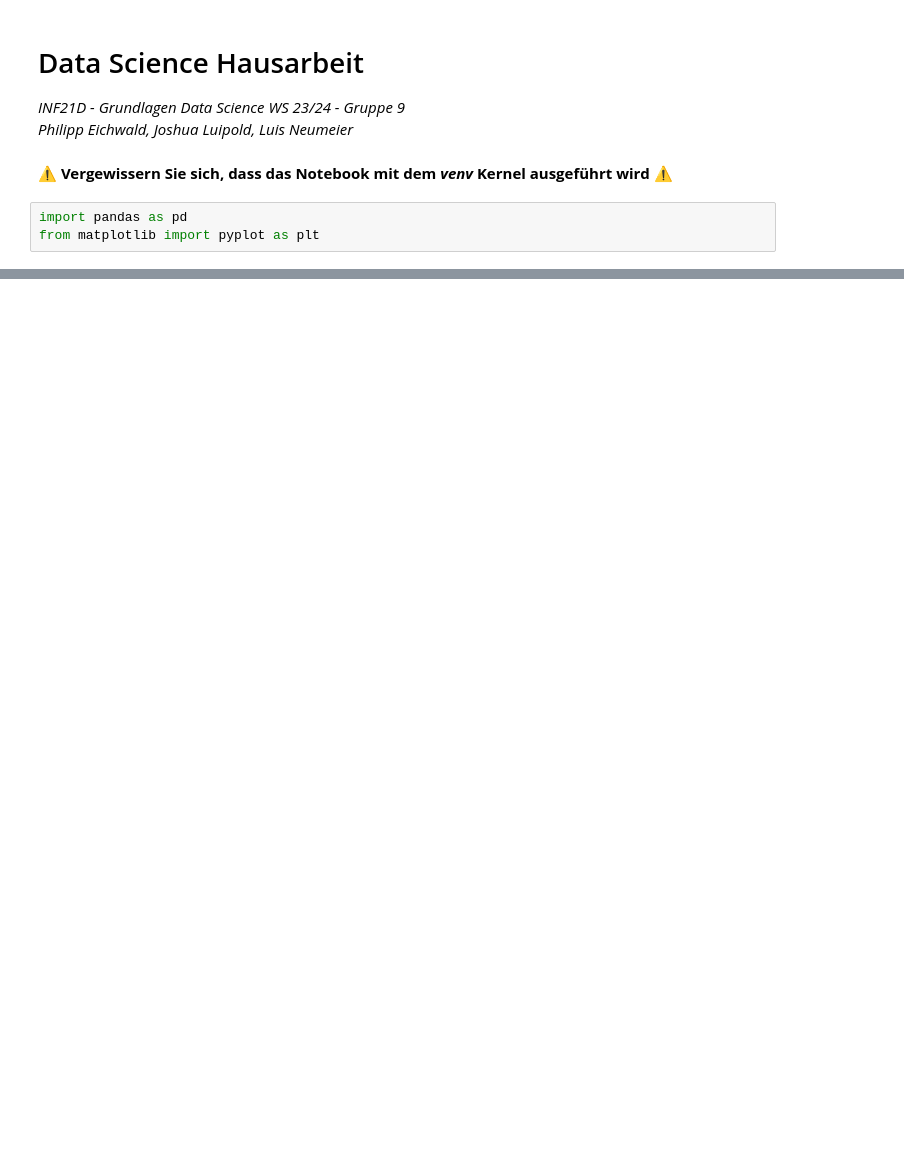
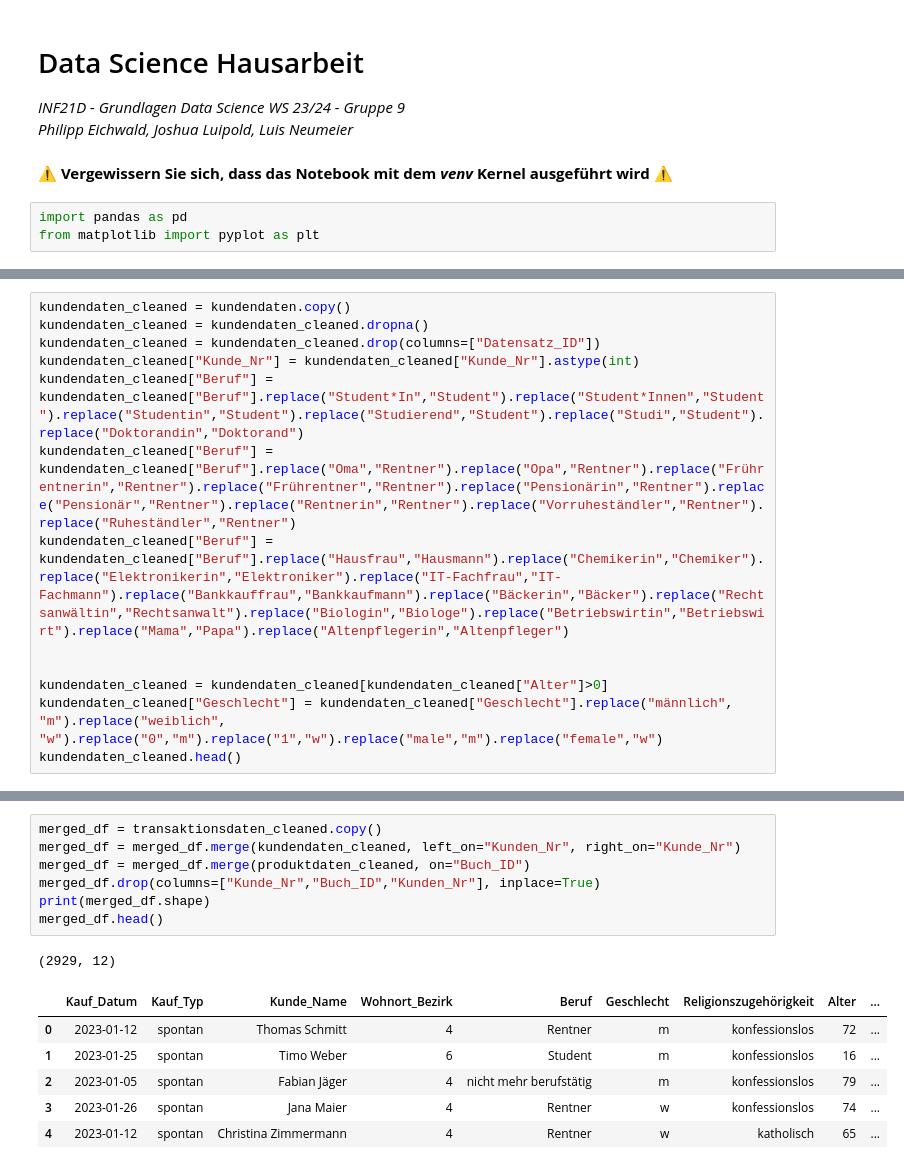
Before and after one commit to xTerradon/DHBW_DataScience, a Jupyter notebook: main.ipynb, the cells around one changed output, grey strips where cells are left out. Cells and saved outputs as stored; diff of their text form; blank space fills up the shorter version.

```diff
--- a/main.ipynb
+++ b/main.ipynb
@@ -16,0 +51,13 @@ NameError: name 'pd' is not defined
+# %%
+kundendaten_cleaned = kundendaten.copy()
+kundendaten_cleaned = kundendaten_cleaned.dropna()
+kundendaten_cleaned = kundendaten_cleaned.drop(columns=["Datensatz_ID"])
+kundendaten_cleaned["Kunde_Nr"] = kundendaten_cleaned["Kunde_Nr"].astype(int)
+kundendaten_cleaned["Beruf"] = kundendaten_cleaned["Beruf"].replace("Student*In","Student").replace("Student*Innen","Student").replace("Studentin","Student").replace("Studierend","Student").replace("Studi","Student").replace("Doktorandin","Doktorand")
+kundendaten_cleaned["Beruf"] = kundendaten_cleaned["Beruf"].replace("Oma","Rentner").replace("Opa","Rentner").replace("Frührentnerin","Rentner").replace("Frührentner","Rentner").replace("Pensionärin","Rentner").replace("Pensionär","Rentner").replace("Rentnerin","Rentner").replace("Vorruheständler","Rentner").replace("Ruheständler","Rentner")
+kundendaten_cleaned["Beruf"] = kundendaten_cleaned["Beruf"].replace("Hausfrau","Hausmann").replace("Chemikerin","Chemiker").replace("Elektronikerin","Elektroniker").replace("IT-Fachfrau","IT-Fachmann").replace("Bankkauffrau","Bankkaufmann").replace("Bäckerin","Bäcker").replace("Rechtsanwältin","Rechtsanwalt").replace("Biologin","Biologe").replace("Betriebswirtin","Betriebswirt").replace("Mama","Papa").replace("Altenpflegerin","Altenpfleger")
+
+
+kundendaten_cleaned = kundendaten_cleaned[kundendaten_cleaned["Alter"]>0]
+kundendaten_cleaned["Geschlecht"] = kundendaten_cleaned["Geschlecht"].replace("männlich", "m").replace("weiblich", "w").replace("0","m").replace("1","w").replace("male","m").replace("female","w")
+kundendaten_cleaned.head()
@@ -16,0 +128,15 @@ NameError: name 'pd' is not defined
+# %%
+merged_df = transaktionsdaten_cleaned.copy()
+merged_df = merged_df.merge(kundendaten_cleaned, left_on="Kunden_Nr", right_on="Kunde_Nr")
+merged_df = merged_df.merge(produktdaten_cleaned, on="Buch_ID")
+merged_df.drop(columns=["Kunde_Nr","Buch_ID","Kunden_Nr"], inplace=True)
+print(merged_df.shape)
+merged_df.head()
+# %% [output]
+(2929, 12)
+|  | Kauf_Datum | Kauf_Typ | Kunde_Name | Wohnort_Bezirk | Beruf | Geschlecht | Religionszugehörigkeit | Alter | ... |
+| 0 | 2023-01-12 | spontan | Thomas Schmitt | 4 | Rentner | m | konfessionslos | 72 | ... |
+| 1 | 2023-01-25 | spontan | Timo Weber | 6 | Student | m | konfessionslos | 16 | ... |
+| 2 | 2023-01-05 | spontan | Fabian Jäger | 4 | nicht mehr berufstätig | m | konfessionslos | 79 | ... |
+| 3 | 2023-01-26 | spontan | Jana Maier | 4 | Rentner | w | konfessionslos | 74 | ... |
+| 4 | 2023-01-12 | spontan | Christina Zimmermann | 4 | Rentner | w | katholisch | 65 | ... |
```
Also changed, not shown: parts of 15 cells of this notebook.
